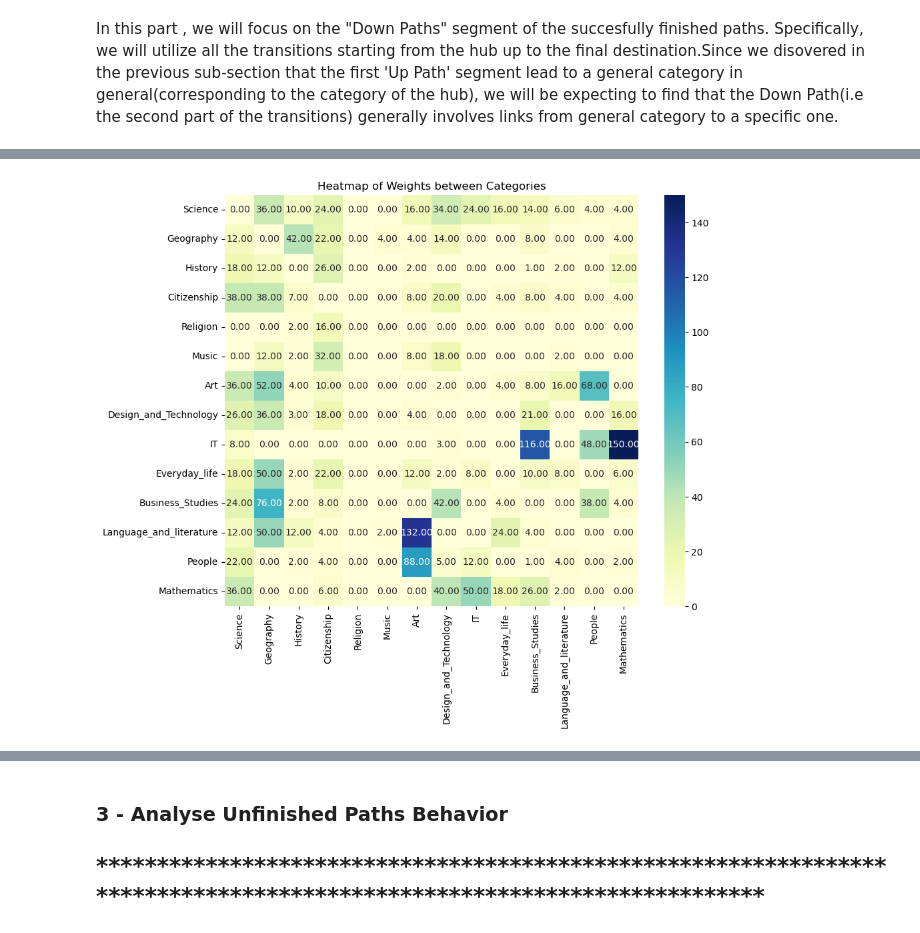
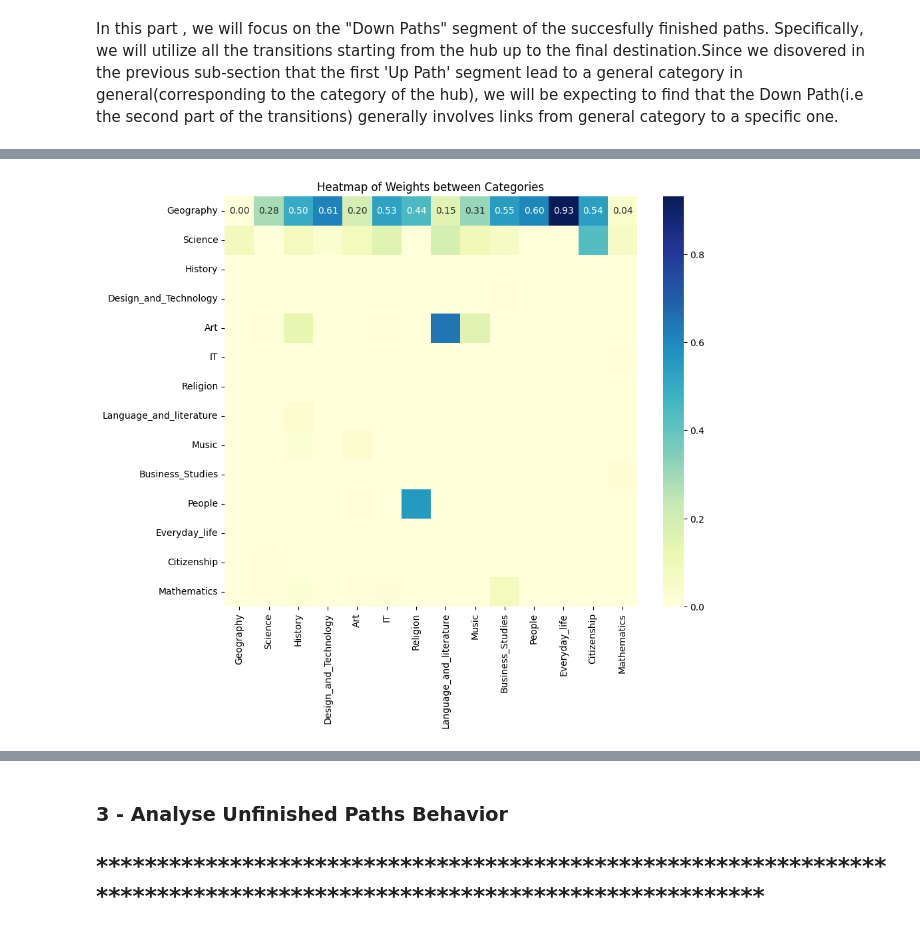
Before and after one commit to epfl-ada/ada-2023-project-datawranglers, a Jupyter notebook: notebooks milestone 2/Milestone_2_notebook.ipynb, the cells around one changed output, grey strips where cells are left out. Saved outputs shown, nothing was run; the diff lists cells and outputs as text; code cells hidden in the pictures.

```diff
--- a/notebooks milestone 2/Milestone_2_notebook.ipynb
+++ b/notebooks milestone 2/Milestone_2_notebook.ipynb
@@ -364,7 +364,7 @@ def build_category_connections(category_paths) :
 def count_words(index):
     return len(index.split('.'))
 # %%
-def heatmap_general_categories(category_connections) :
+def heatmap_general_categories(category_connections,UpPath = True) :
     df = category_connections.copy()
 
     #Remove 'subject.' prefix since it is common to all categories
@@ -377,16 +377,15 @@ def heatmap_general_categories(category_connections) :
     df_sorted = df_sorted.drop(columns='WordCount')
 
     index_order = df_sorted.index.tolist()
+    df_sorted = df_sorted[index_order]
     # Reorder the columns based on the order of the index
-    df_sorted = df_sorted.reindex(columns=index_order)
-
     #regroup all columns that have a common prefix, to  keep only general categories
     for ind1,row1 in df_sorted.iterrows() :
         for ind2,row2 in df_sorted.iterrows() :
             if ind1.split('.')[0] == ind2.split('.')[0] :
                 for ind3,row3 in df_sorted.iterrows() :
-                    df_sorted.loc[ind3,ind1] += df_sorted.loc[ind3,ind2]
-                    df_sorted.loc[ind1,ind3]+= df_sorted.loc[ind2,ind3]
+                    df_sorted.loc[ind3,ind2] += df_sorted.loc[ind3,ind1]
+                    df_sorted.loc[ind2,ind3]+= df_sorted.loc[ind1,ind3]
                 break
     iter1=0
     for ind1,row1 in df_sorted.iterrows() :
@@ -417,7 +416,13 @@ def heatmap_general_categories(category_connections) :
 
 
     # dropping all values in the diagonal since transitions in the same categories are useless for our purpose
+    if UpPath :
+        df = df.div(df.sum(axis=1), axis=0)
+    else :
+        df = df.div(df.sum(axis=0), axis=1)
     np.fill_diagonal(df.values, 0)
+
+
 
     #plotting the heatmap
     plt.figure(figsize=(10, 8))
@@ -591,6 +575,7 @@ subject.Science.Physics.The_Planets
 In this part , we will  focus on the "Down Paths" segment of the succesfully finished paths. Specifically, we will utilize all the transitions starting from the hub up to the final destination.Since we disovered in the previous sub-section that the first 'Up Path' segment lead to a general category in general(corresponding to the category of the hub), we will be expecting to find that the Down Path(i.e the second part of the transitions) generally involves links from  general category to a specific one.
 # %%
 # transforming the article paths into paths of categories for the downPath Part of the finished paths
-category_finished_paths_downPath = processed_finished_paths_serie.map(lambda path: [specific_categories.loc[article, 'category'] if article in specific_categories.index else 'Unknown_Category' for article in path])
+processed_finished_paths_serie_downPath = pd.Series(processed_finished_paths_downPath)
+category_finished_paths_downPath = processed_finished_paths_serie_downPath.map(lambda path: [specific_categories.loc[article, 'category'] if article in specific_categories.index else 'Unknown_Category' for article in path])
 category_finished_paths_downPath.head()
 # %% [output]
@@ -620,8 +605,8 @@ category_connections_finished_paths_downPath
 128 rows × 128 columns
 # %%
-heatmap_general_categories(category_connections_finished_paths_downPath)
+heatmap_general_categories(category_connections_finished_paths_downPath,UpPath=False)
 # %% [output]
-[figure, old version]
+[figure, new version]
 # %%
 heatMap_Special_Category("Science.",category_connections_finished_paths_downPath)
 # %% [output]
```
Also changed, not shown: parts of 20 cells of this notebook.
